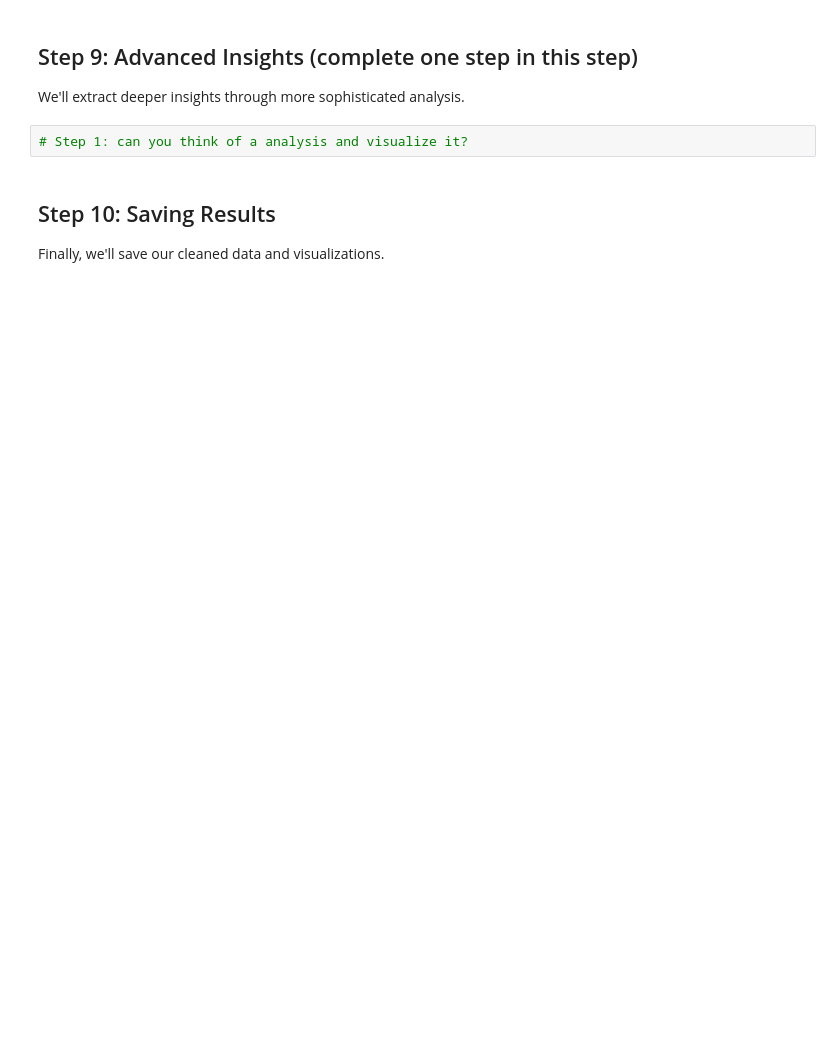
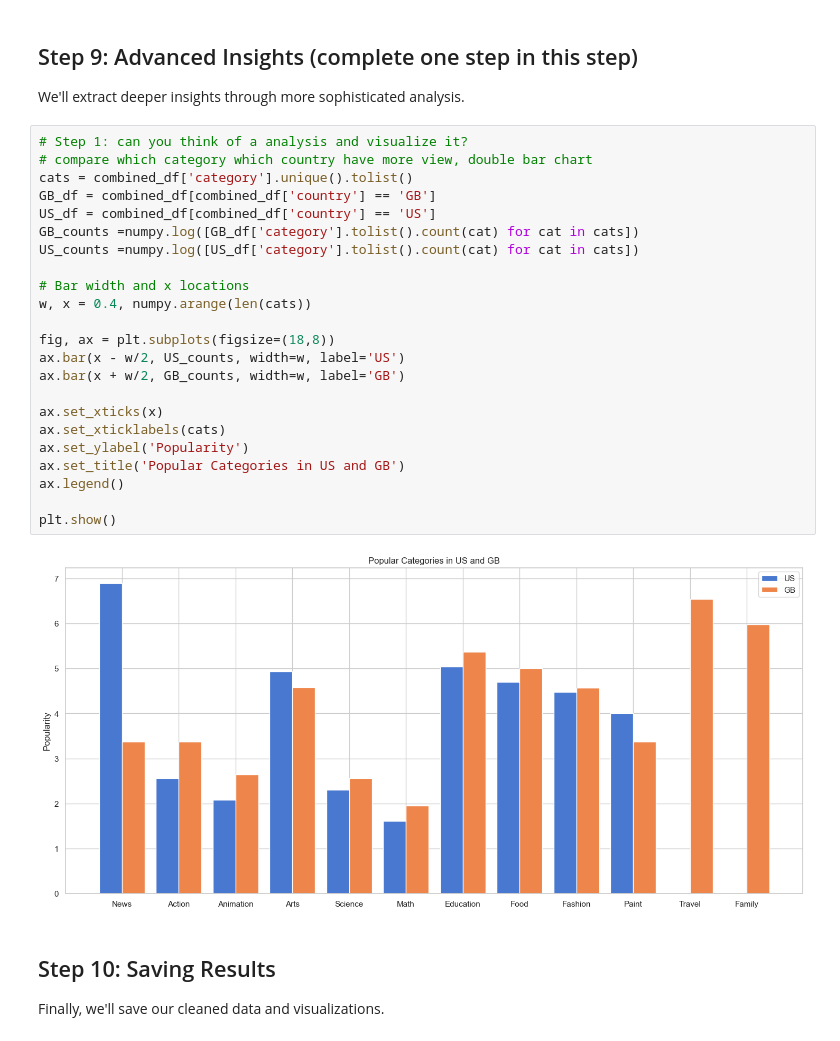
Before and after one commit to Thend911/Data-Analysis, a Jupyter notebook: VideoAnalysis-HW.ipynb, the cells around one changed output. Saved outputs shown, nothing was run; the diff lists cells and outputs as text; blank space fills up the shorter version.

```diff
--- a/VideoAnalysis-HW.ipynb
+++ b/VideoAnalysis-HW.ipynb
@@ -382,6 +419,29 @@ for country in ['US', 'GB']:
 We'll extract deeper insights through more sophisticated analysis.
 # %%
 # Step 1: can you think of a analysis and visualize it?
+# compare which category which country have more view, double bar chart
+cats = combined_df['category'].unique().tolist()
+GB_df = combined_df[combined_df['country'] == 'GB']
+US_df = combined_df[combined_df['country'] == 'US']
+GB_counts =numpy.log([GB_df['category'].tolist().count(cat) for cat in cats])
+US_counts =numpy.log([US_df['category'].tolist().count(cat) for cat in cats])
+
+# Bar width and x locations
+w, x = 0.4, numpy.arange(len(cats))
+
+fig, ax = plt.subplots(figsize=(18,8))
+ax.bar(x - w/2, US_counts, width=w, label='US')
+ax.bar(x + w/2, GB_counts, width=w, label='GB')
+
+ax.set_xticks(x)
+ax.set_xticklabels(cats)
+ax.set_ylabel('Popularity')
+ax.set_title('Popular Categories in US and GB')
+ax.legend()
+
+plt.show()
+# %% [output]
+[figure, added]
 # %% [markdown]
 ## Step 10: Saving Results
 Finally, we'll save our cleaned data and visualizations.
```
Also changed, not shown: parts of 7 cells of this notebook, 4 other files.
